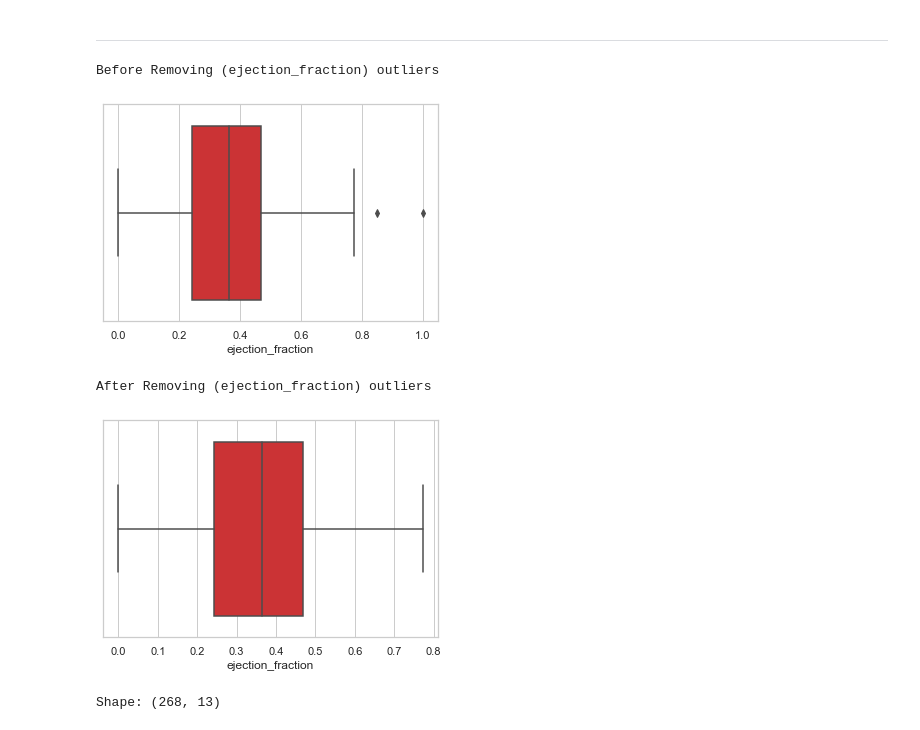
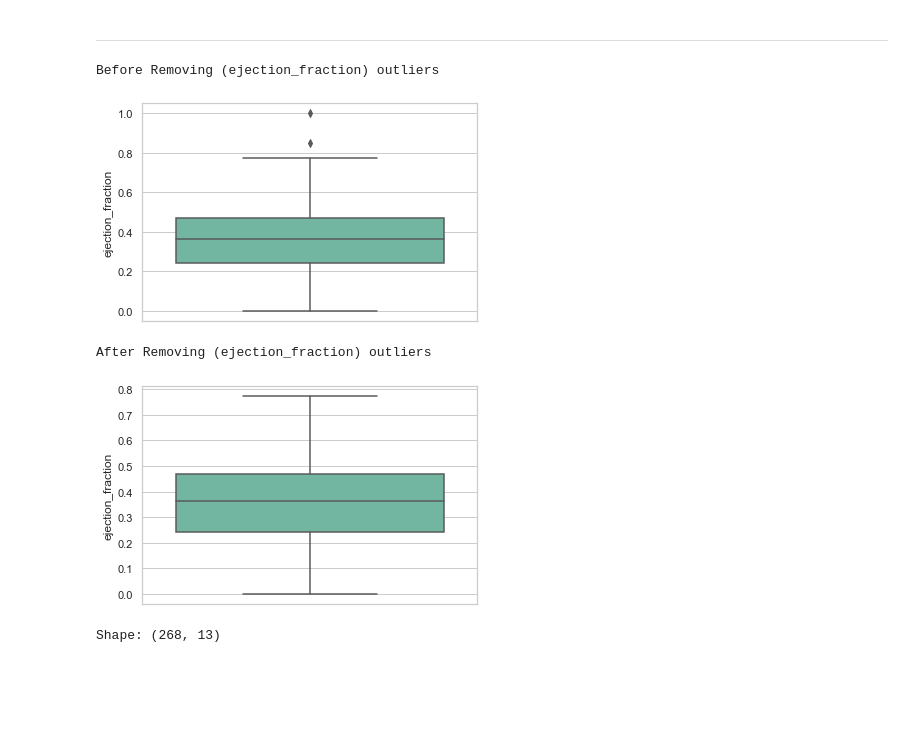
Before and after one commit to fahadwazirali915/heart_failure, a Jupyter notebook: heart_failure.ipynb, the cells around one changed output. Cells and saved outputs as stored; diff of their text form; code cells hidden in the pictures; blank space fills up the shorter version.

```diff
--- a/heart_failure.ipynb
+++ b/heart_failure.ipynb
@@ -376,27 +378,27 @@ Shape: (270, 13)
 # %%
 # ejection_fraction
 
 print("Before Removing (ejection_fraction) outliers")
 sns.set_theme(style="whitegrid", color_codes=True)
 sns.boxplot(data=df,
-            x="ejection_fraction",
-            palette="Set1")
+            y="ejection_fraction",
+            palette="Set2")
 plt.show()
 
 df = df[df['ejection_fraction']<0.81]
 
 
 print("After Removing (ejection_fraction) outliers")
 sns.set_theme(style="whitegrid", color_codes=True)
 sns.boxplot(data=df,
-            x="ejection_fraction",
-            palette="Set1")
+            y="ejection_fraction",
+            palette="Set2")
 plt.show()
 # %% [output]
 Before Removing (ejection_fraction) outliers
-[figure, old version]
+[figure, new version]
 After Removing (ejection_fraction) outliers
-[figure, old version]
+[figure, new version]
 # %%
 print("Shape:", df.shape)
 # %% [output]
```
Also changed, not shown: parts of 11 cells of this notebook.
